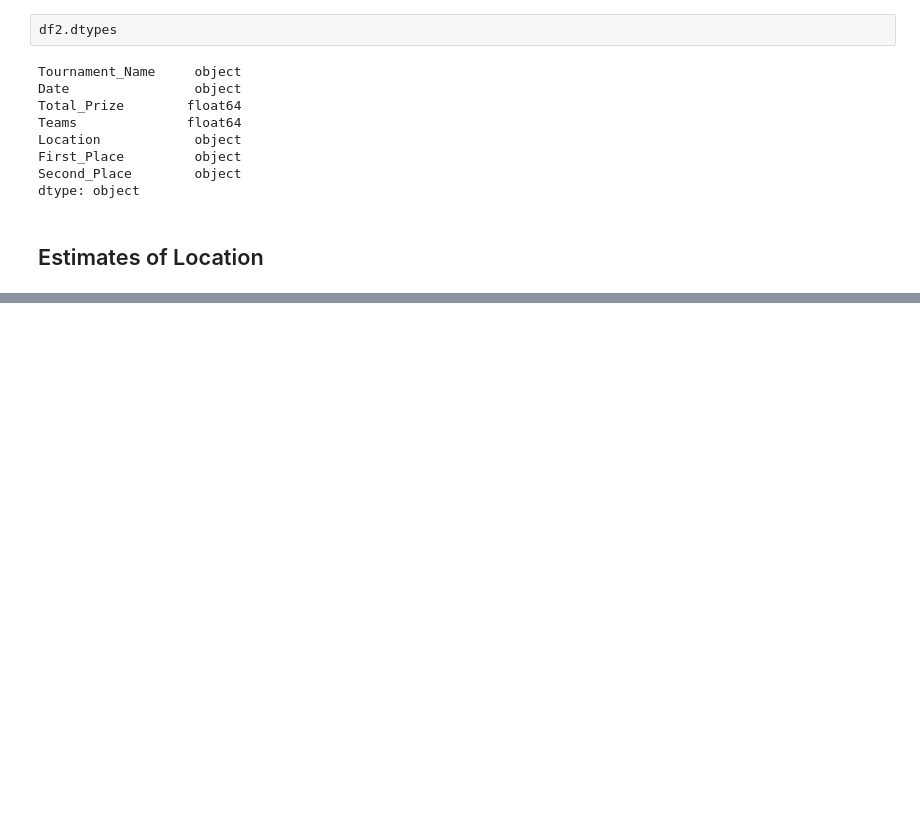
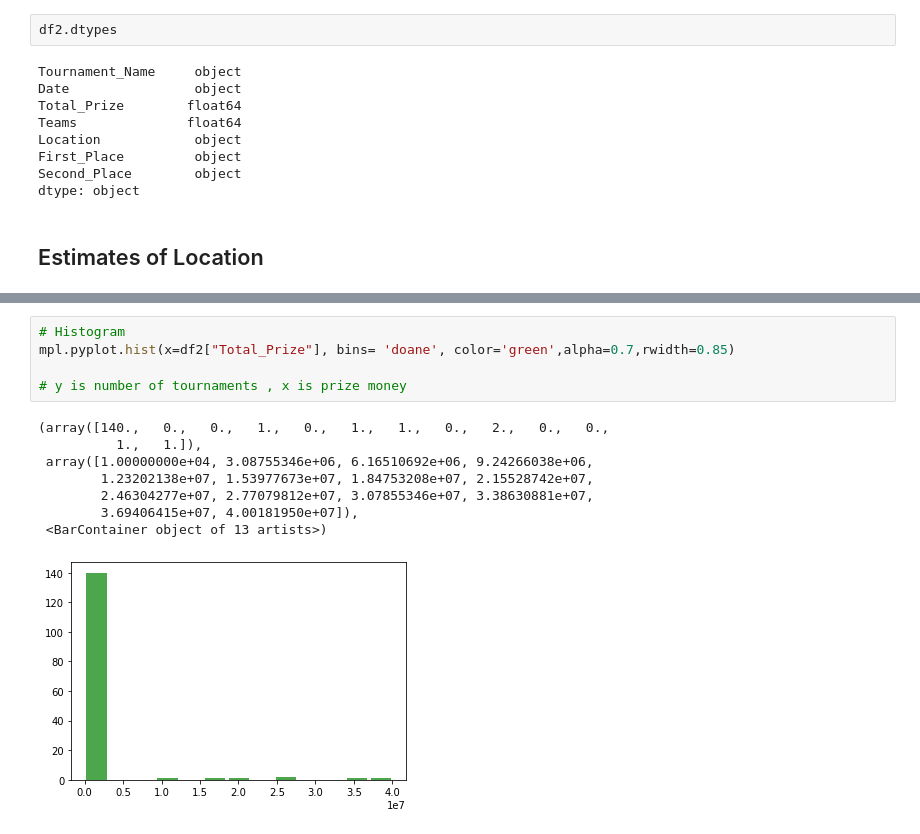
Before and after one commit to Wes-Pittman/ESports_Data, a Jupyter notebook: Dota.ipynb, the cells around one changed output, grey strips where cells are left out. Drawn from its saved outputs; the diff is of its cells as text; blank space fills up the shorter version.

```diff
--- a/Dota.ipynb
+++ b/Dota.ipynb
@@ -97,0 +191,14 @@ df2['Teams'].mean()
+# %%
+# Histogram
+mpl.pyplot.hist(x=df2["Total_Prize"], bins= 'doane', color='green',alpha=0.7,rwidth=0.85)
+
+# y is number of tournaments , x is prize money
+# %% [output]
+(array([140.,   0.,   0.,   1.,   0.,   1.,   1.,   0.,   2.,   0.,   0.,
+          1.,   1.]),
+ array([1.00000000e+04, 3.08755346e+06, 6.16510692e+06, 9.24266038e+06,
+        1.23202138e+07, 1.53977673e+07, 1.84753208e+07, 2.15528742e+07,
+        2.46304277e+07, 2.77079812e+07, 3.07855346e+07, 3.38630881e+07,
+        3.69406415e+07, 4.00181950e+07]),
+ <BarContainer object of 13 artists>)
+[figure, added]
```
Also changed, not shown: parts of 25 cells of this notebook.
